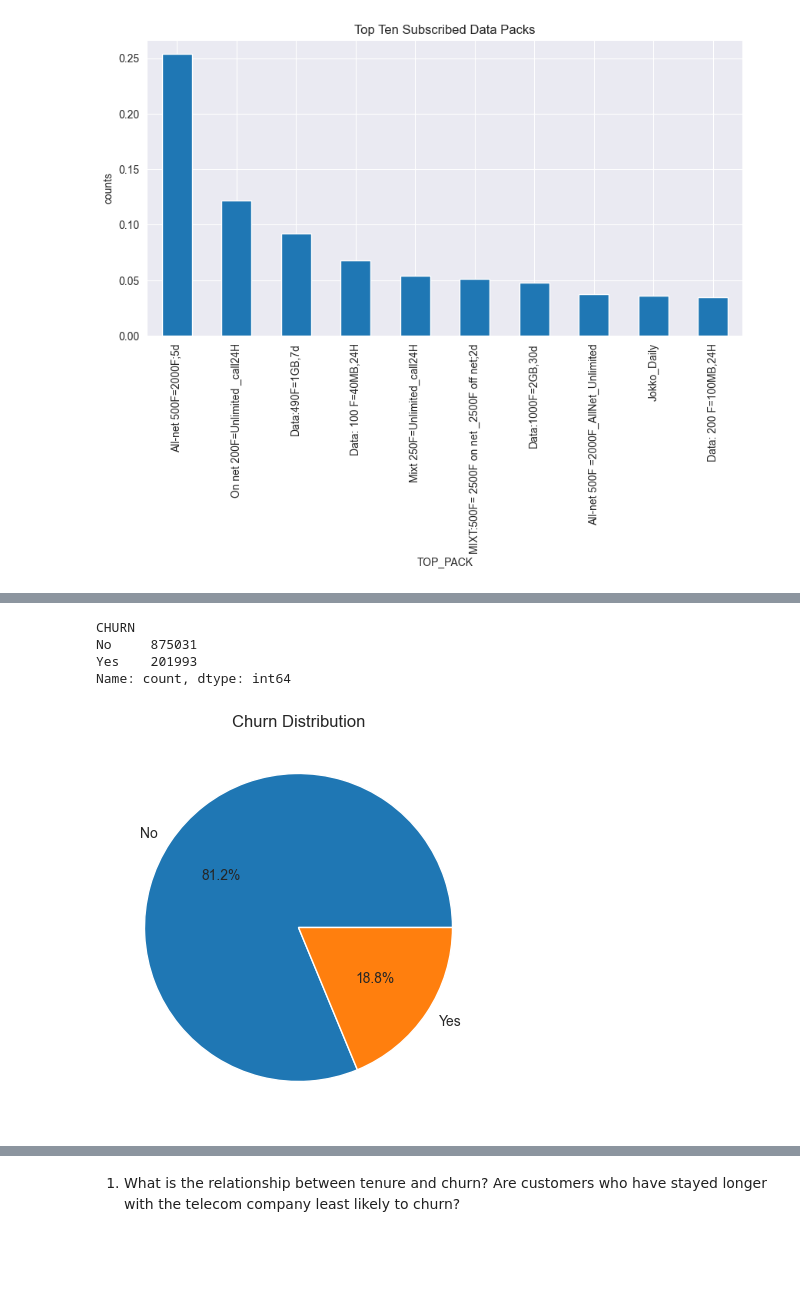
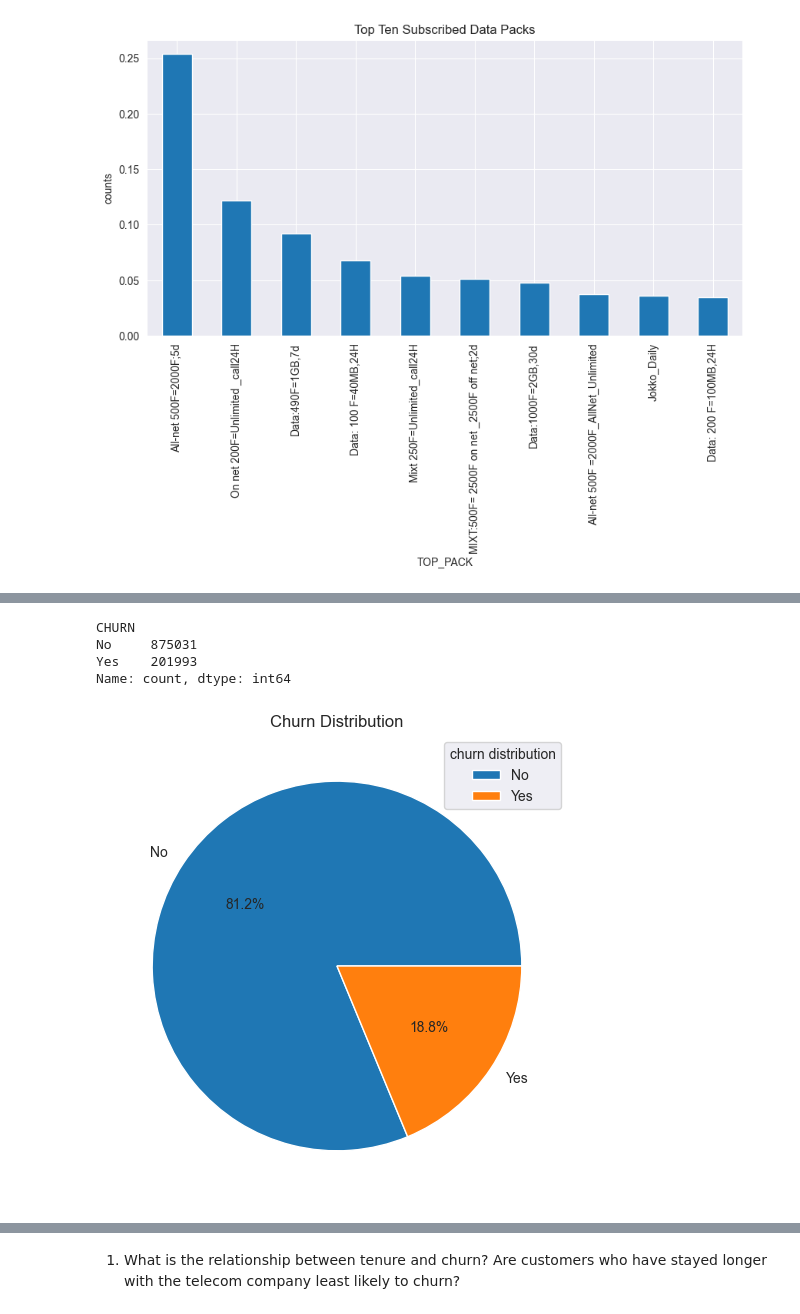
Before and after one commit to kaitany/Capstone_Project, a Jupyter notebook: notebook/customer_churn.ipynb, the cells around one changed output, grey strips where cells are left out. Drawn from its saved outputs; the diff is of its cells as text; code cells hidden in the pictures; blank space fills up the shorter version.

```diff
--- a/notebook/customer_churn.ipynb
+++ b/notebook/customer_churn.ipynb
@@ -434,19 +522,20 @@ Text(0.5, 0, 'TOP_PACK')
 # %%
 # Churn feature
 #Check if the predictor class is balanced
 churn_count = train['CHURN'].replace({0:'No', 1:'Yes'})
 churn_count = churn_count.value_counts()
 
 print(churn_count)
 
 #Plotting a pie chart
-plt.figure(figsize=(5, 5))
+plt.figure(figsize=(6, 6))
 plt.pie(churn_count, labels=churn_count.index, autopct='%1.1f%%')
 plt.title('Churn Distribution')
+plt.legend(title='churn distribution')
 plt.show();
 # %% [output]
 CHURN
 No     875031
 Yes    201993
 Name: count, dtype: int64
-[figure, old version]
+[figure, new version]
```
Also changed, not shown: parts of 72 cells of this notebook, 1 other file.
